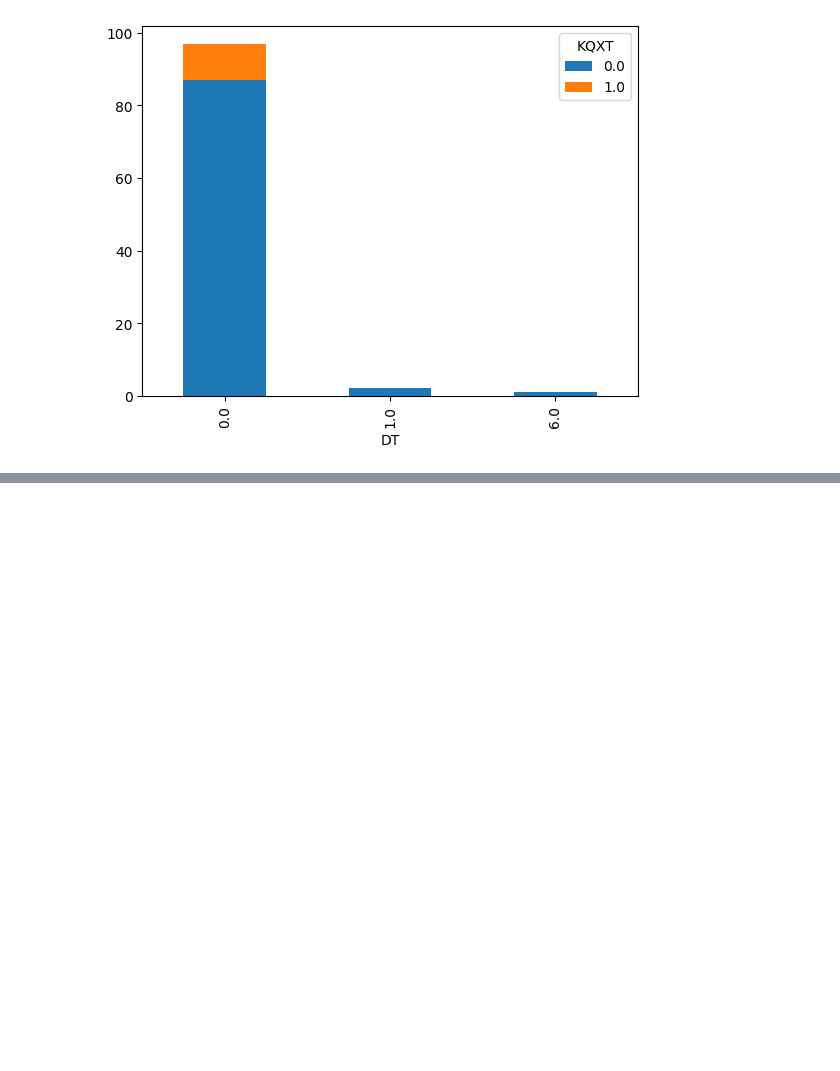
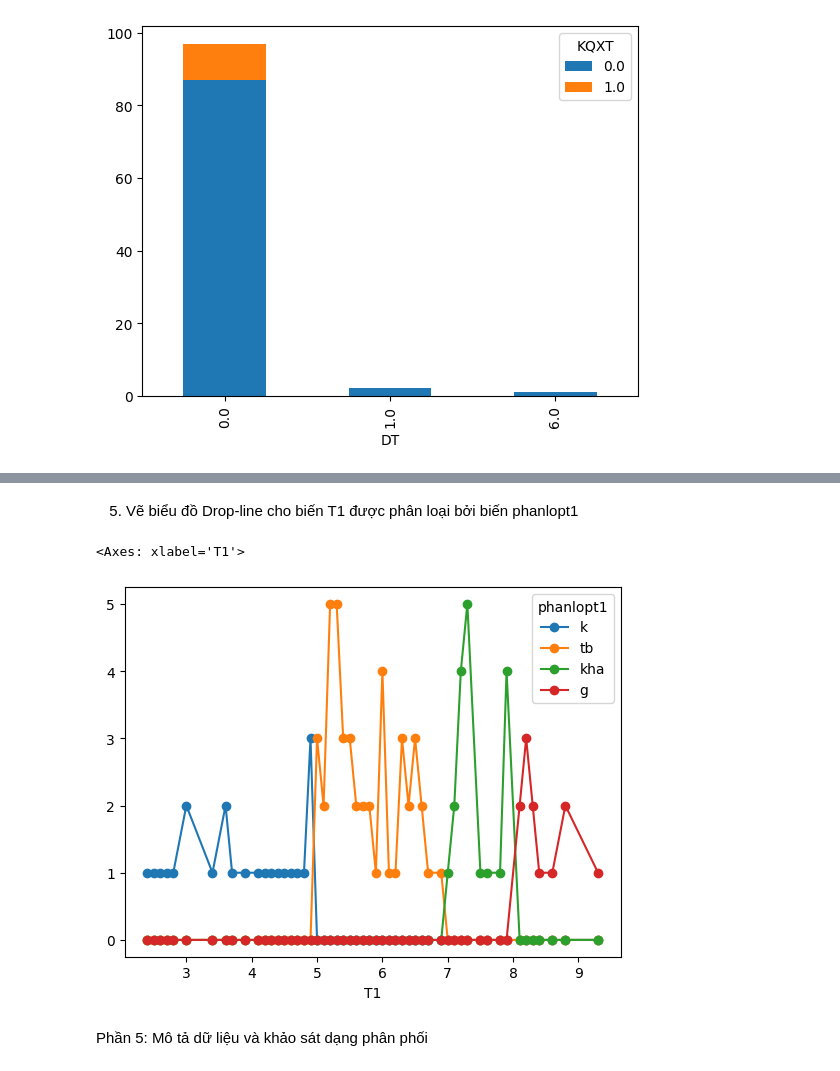
Before and after one commit to Duc-bug/Data-Analysis-Deep-Learning-Explanation, a Jupyter notebook: Week 2/lab2.ipynb, the cells around one changed output, grey strips where cells are left out. Cells and saved outputs as stored; diff of their text form; code cells hidden in the pictures; blank space fills up the shorter version.

```diff
--- a/Week 2/lab2.ipynb
+++ b/Week 2/lab2.ipynb
@@ -239,0 +283,9 @@ pd.crosstab(df_tuyensinh['DT'], df_tuyensinh['KQXT']).plot(kind='bar', stacked=T
+# %% [markdown]
+5. Vẽ biểu đồ Drop-line cho biến T1 được phân loại bởi biến phanlopt1
+# %%
+df_tuyensinh.groupby('phanlopt1')['T1'].value_counts().unstack(level=0).plot(kind='line', marker='o')
+# %% [output]
+<Axes: xlabel='T1'>
+[figure, added]
+# %% [markdown]
+Phần 5: Mô tả dữ liệu và khảo sát dạng phân phối
```
Also changed, not shown: parts of 29 cells of this notebook.
